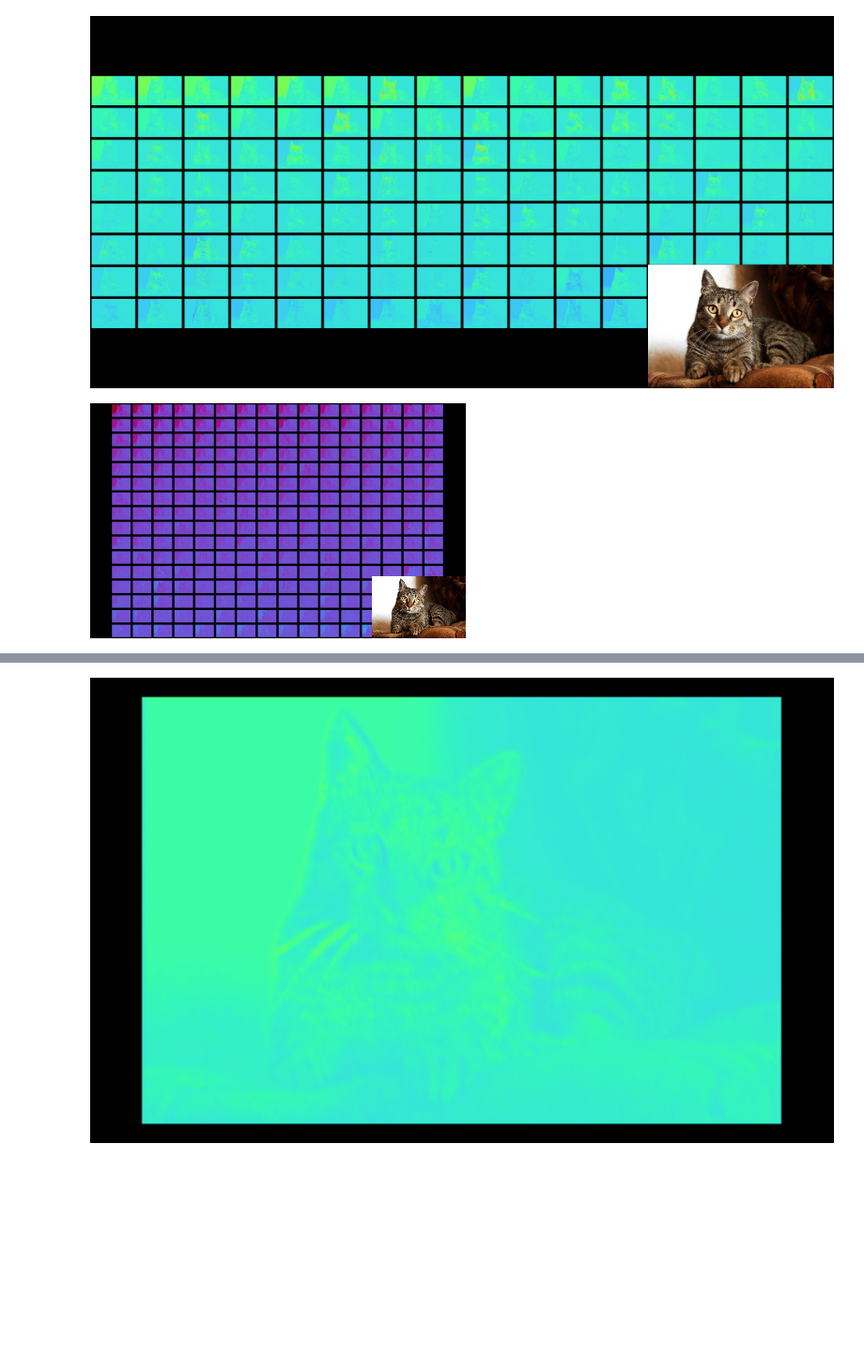
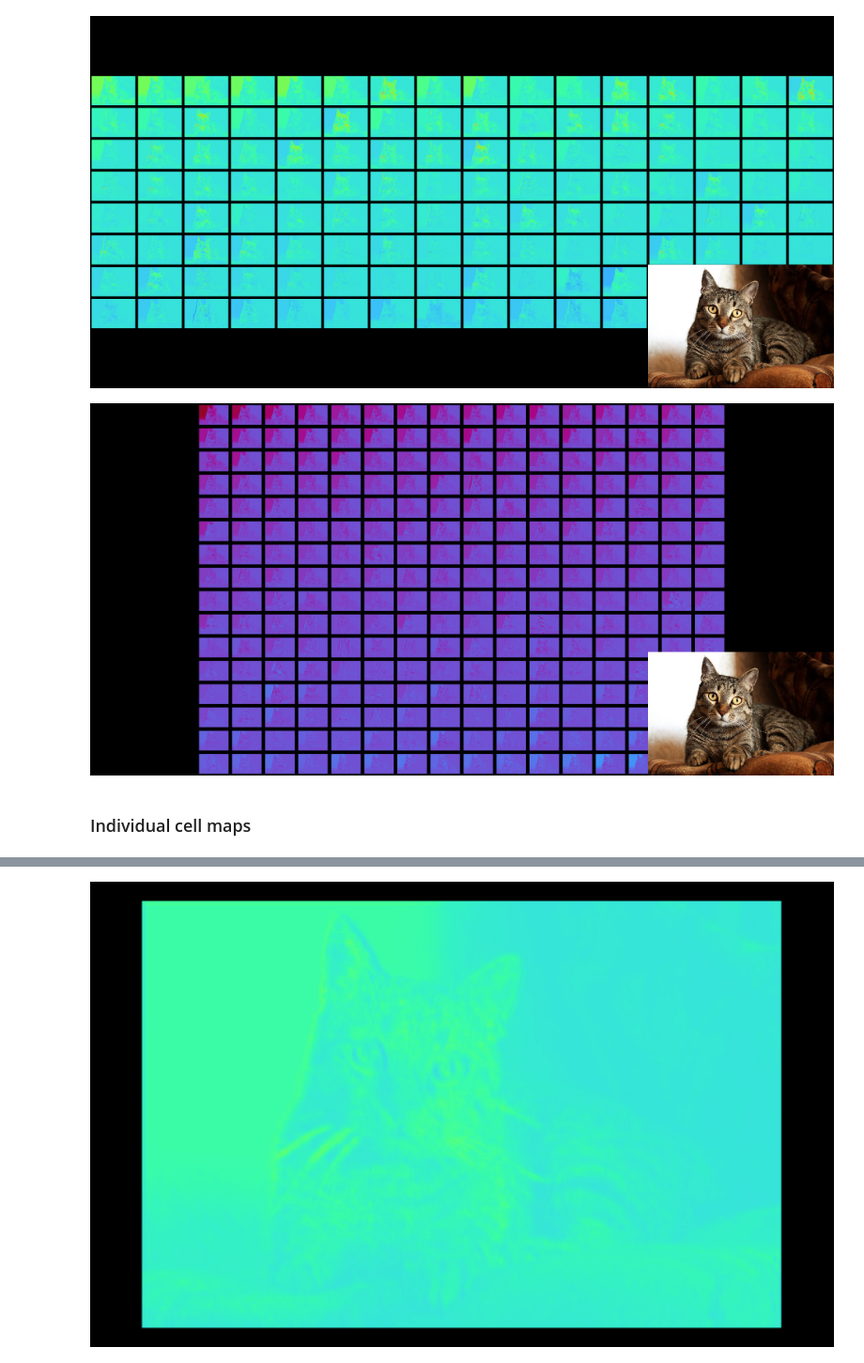
Before and after one commit to arched-dev/mapextrackt, a Jupyter notebook: examples/examples.ipynb, the cells around one changed output, grey strips where cells are left out. Shown at 94% size. Cells and saved outputs as stored; diff of their text form; code cells hidden in the pictures; blank space fills up the shorter version.

```diff
--- a/examples/examples.ipynb
+++ b/examples/examples.ipynb
@@ -31,9 +39,10 @@ img
 # %% [output]
 [figure]
 # %%
-img = fe.display_from_map(layer_no=5, out_type="pil", colourize=15, outsize=(400,250), border=0.06, picture_in_picture=True)
-img.save("example_output1.jpg")
+img = fe.display_from_map(layer_no=5, out_type="pil", colourize=15, outsize=(1000,500), border=0.06, picture_in_picture=True)
 img
 # %% [output]
-[figure, old version]
+[figure, new version]
+# %% [markdown]
+### Individual cell maps
 # %%
```
Also changed, not shown: parts of 26 cells of this notebook, 1 other file.
